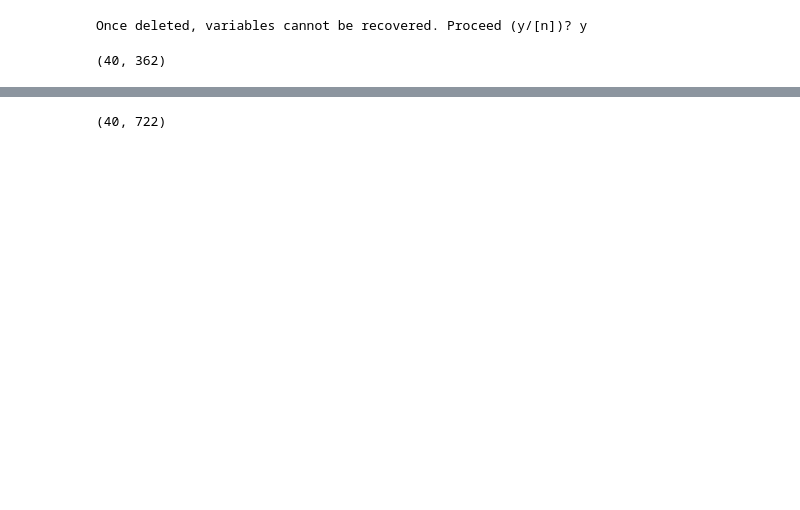
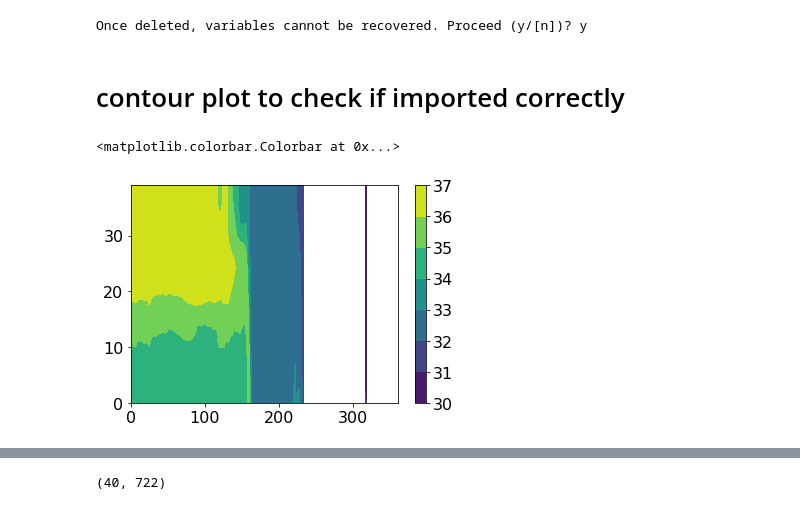
Before and after one commit to kmcgarry17/NWA_BCs, a Jupyter notebook: apply_MLR_phys.ipynb, the cells around one changed output, grey strips where cells are left out. Saved outputs shown, nothing was run; the diff lists cells and outputs as text; code cells hidden in the pictures; blank space fills up the shorter version.

Commit message:
fix problem with import depth

```diff
--- a/apply_MLR_phys.ipynb
+++ b/apply_MLR_phys.ipynb
@@ -6,10 +6,37 @@ Once deleted, variables cannot be recovered. Proceed (y/[n])? y
 # import
 import pickle as pk
 import matplotlib.pyplot as plt
-# %%
-with open('SODA_inputs.p', 'rb') as f:
-    salt_south, salt_east, ist_south, ist_east = pk.load(f)
-
-salt_east.shape
-# %% [output]
-(40, 362)
+# %%
+# import soda vars
+
+# these are only one time step
+with open('SODA_inputs.p', 'rb') as f:
+    salt_south1, salt_east1, ist_south, ist_east = pk.load(f)
+
+#print(salt_east.shape)
+
+# import spatial vars
+
+with open('BC_depth.p', 'rb') as f:
+    depth_south, depth_east = pk.load(f)
+
+with open('BC_coords.p', 'rb') as f:
+    lon_south, lon_east, lat_south, lat_east = pk.load(f)
+# %% [markdown]
+# contour plot to check if imported correctly
+# %%
+plt.figure()
+#plt.contourf(lat_east)
+#plt.contourf(lon_east)
+#plt.contourf(depth_east)
+#plt.contourf(depth_south)
+
+#plt.contourf(ist_south)
+#plt.contourf(ist_east)
+#plt.contourf(salt_south1)
+plt.contourf(salt_east1)
+
+plt.colorbar()
+# %% [output]
+<matplotlib.colorbar.Colorbar at 0x...>
+[figure, added]
```
Also changed, not shown: parts of 15 cells of this notebook.
